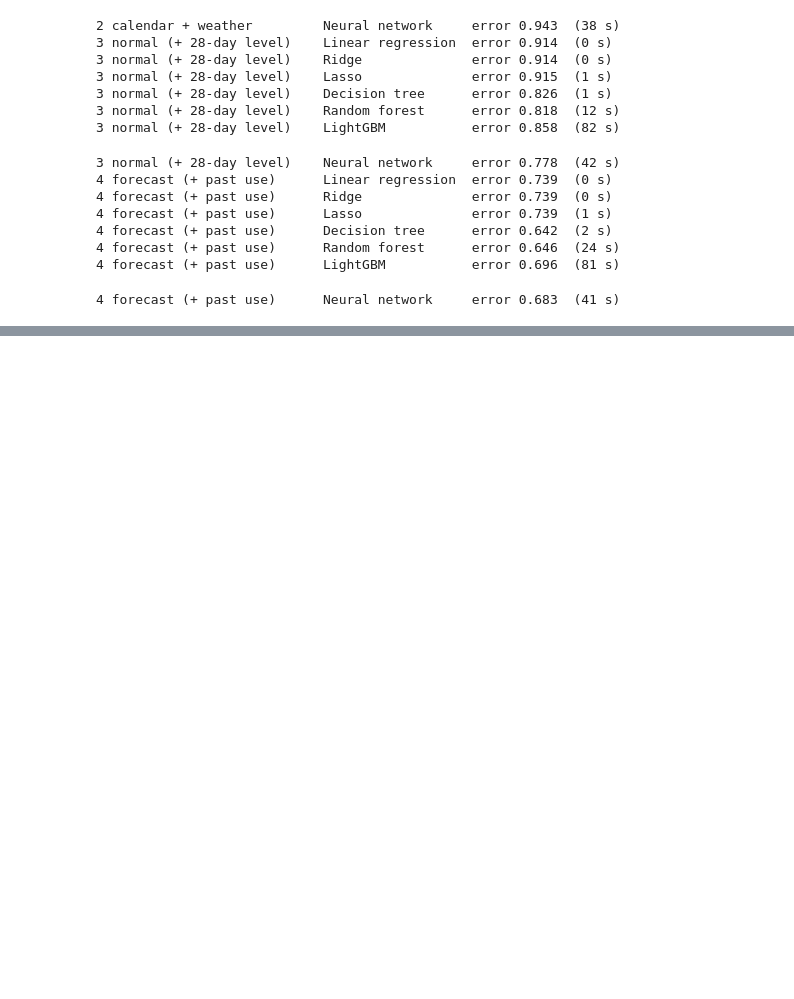
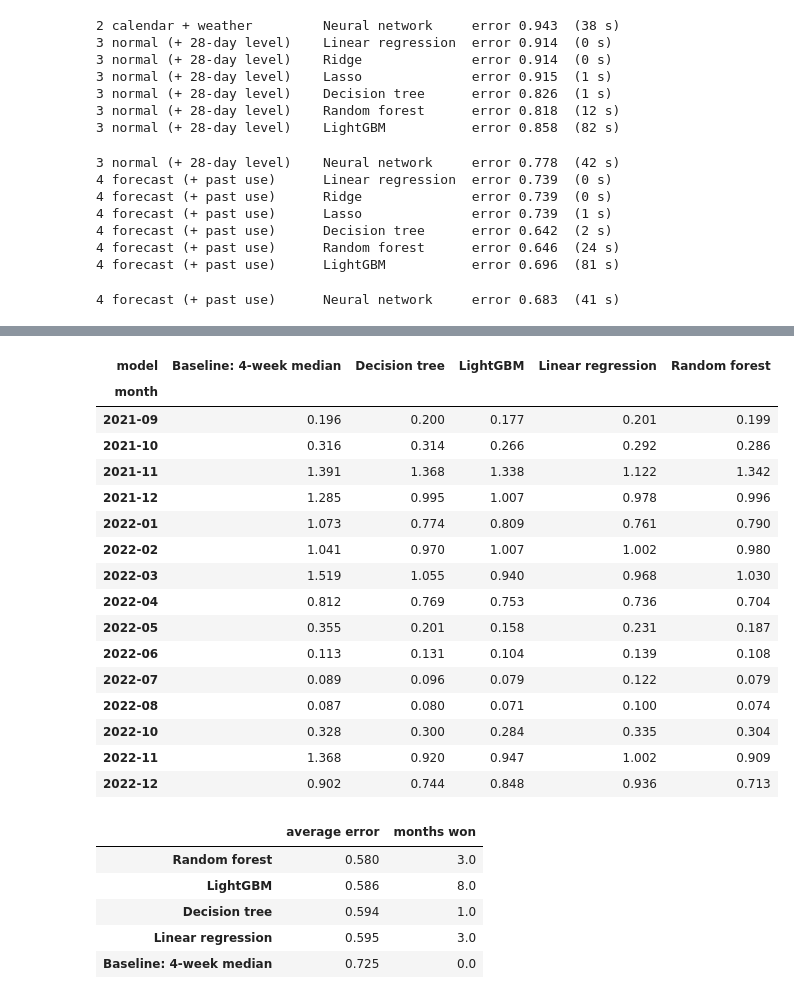
Before and after one commit to TBDA-Classes/2026G1, a Jupyter notebook: notebooks/04_model_search.ipynb, the cells around one changed output, grey strips where cells are left out. Drawn from its saved outputs; the diff is of its cells as text; code cells hidden in the pictures; blank space fills up the shorter version.

Commit message:
Add walk-forward, forecast horizons and training window (sections 3-5)

```diff
--- a/notebooks/04_model_search.ipynb
+++ b/notebooks/04_model_search.ipynb
@@ -253,0 +261,32 @@ Average miss on validation (kWh per hour), lower is better. Emma's best: LightGB
+# %%
+from src.models import baseline_median_4w
+
+cols = CALENDAR + WEATHER + PAST          # input set 4 (forecast), the best set in section 2
+
+# The best models from section 2, with the settings random search chose (see the "best settings" column)
+FINALISTS = {
+    "Linear regression": LinearRegression(),
+    "Decision tree": DecisionTreeRegressor(max_depth=6, min_samples_leaf=108, random_state=42),
+    "Random forest": RandomForestRegressor(n_estimators=100, max_depth=11, min_samples_leaf=19,
+                                           max_features=0.8576, n_jobs=-1, random_state=42),
+    "LightGBM": LGBMRegressor(objective="regression_l1", num_leaves=15, learning_rate=0.03,
+                                     n_estimators=600, min_child_samples=20, subsample=0.8, subsample_freq=1,
+                                     colsample_bytree=0.8, random_state=42, verbose=-1, n_jobs=-1),
+}
+
+b2 = baseline_median_4w(df, T)                           # 4-week median baseline
+month = df["timestamp_local"].dt.to_period("M")          # e.g. 2022-03
+TEST_MONTHS = pd.period_range("2021-09", "2022-12", freq="M")
+
+wf_rows = []
+for m in TEST_MONTHS:
+    fit = usable & (month < m) & split.isin(["train", "val"])   # everything BEFORE this month
+    score_rows = usable & (month == m)                          # only this month
+    if score_rows.sum() < 200:                                  # skip months with too little data
+        continue
+    wf_rows.append({"month": str(m), "model": "Baseline: 4-week median", **metrics(y[score_rows], b2[score_rows])})
+    for name, est in FINALISTS.items():
+        pipe = Pipeline([("prepare", prepare(cols, name)), ("model", est)])
+        pipe.fit(X_all.loc[fit, cols], y[fit])
+        wf_rows.append({"month": str(m), "model": name, **metrics(y[score_rows], pipe.predict(X_all.loc[score_rows, cols]))})
+    print(m, "done")
@@ -253,0 +309,35 @@ Average miss on validation (kWh per hour), lower is better. Emma's best: LightGB
+# %%
+wf = pd.DataFrame(wf_rows)
+
+monthly = wf.pivot(index="month", columns="model", values="MAE_kWh").round(3)
+display(monthly)
+
+summary = pd.DataFrame({
+    "average error": wf.groupby("model")["MAE_kWh"].mean(),
+    "months won": monthly.idxmin(axis=1).value_counts(),
+}).fillna(0).sort_values("average error")
+summary.round(3)
+# %% [output]
+| model | Baseline: 4-week median | Decision tree | LightGBM | Linear regression | Random forest |
+| month |  |  |  |  |  |
+| 2021-09 | 0.196 | 0.200 | 0.177 | 0.201 | 0.199 |
+| 2021-10 | 0.316 | 0.314 | 0.266 | 0.292 | 0.286 |
+| 2021-11 | 1.391 | 1.368 | 1.338 | 1.122 | 1.342 |
+| 2021-12 | 1.285 | 0.995 | 1.007 | 0.978 | 0.996 |
+| 2022-01 | 1.073 | 0.774 | 0.809 | 0.761 | 0.790 |
+| 2022-02 | 1.041 | 0.970 | 1.007 | 1.002 | 0.980 |
+| 2022-03 | 1.519 | 1.055 | 0.940 | 0.968 | 1.030 |
+| 2022-04 | 0.812 | 0.769 | 0.753 | 0.736 | 0.704 |
+| 2022-05 | 0.355 | 0.201 | 0.158 | 0.231 | 0.187 |
+| 2022-06 | 0.113 | 0.131 | 0.104 | 0.139 | 0.108 |
+| 2022-07 | 0.089 | 0.096 | 0.079 | 0.122 | 0.079 |
+| 2022-08 | 0.087 | 0.080 | 0.071 | 0.100 | 0.074 |
+| 2022-10 | 0.328 | 0.300 | 0.284 | 0.335 | 0.304 |
+| 2022-11 | 1.368 | 0.920 | 0.947 | 1.002 | 0.909 |
+| 2022-12 | 0.902 | 0.744 | 0.848 | 0.936 | 0.713 |
+|  | average error | months won |
+| Random forest | 0.580 | 3.0 |
+| LightGBM | 0.586 | 8.0 |
+| Decision tree | 0.594 | 1.0 |
+| Linear regression | 0.595 | 3.0 |
+| Baseline: 4-week median | 0.725 | 0.0 |
```
Also changed, not shown: parts of 10 cells of this notebook.
